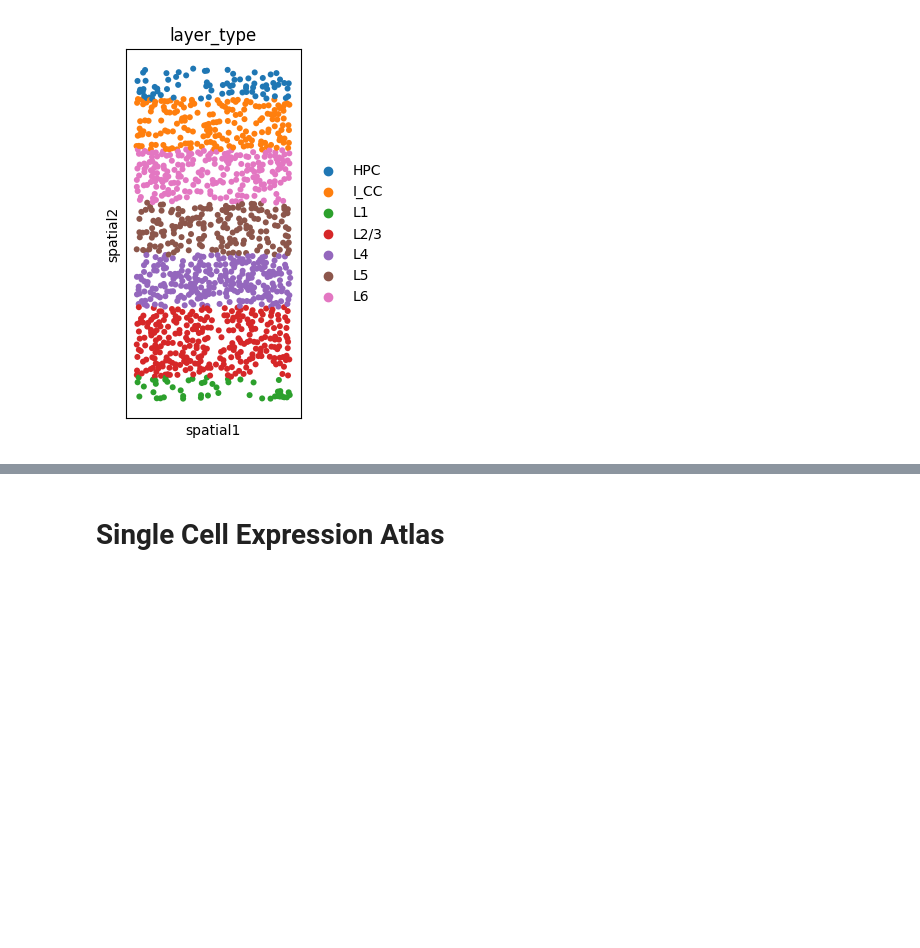
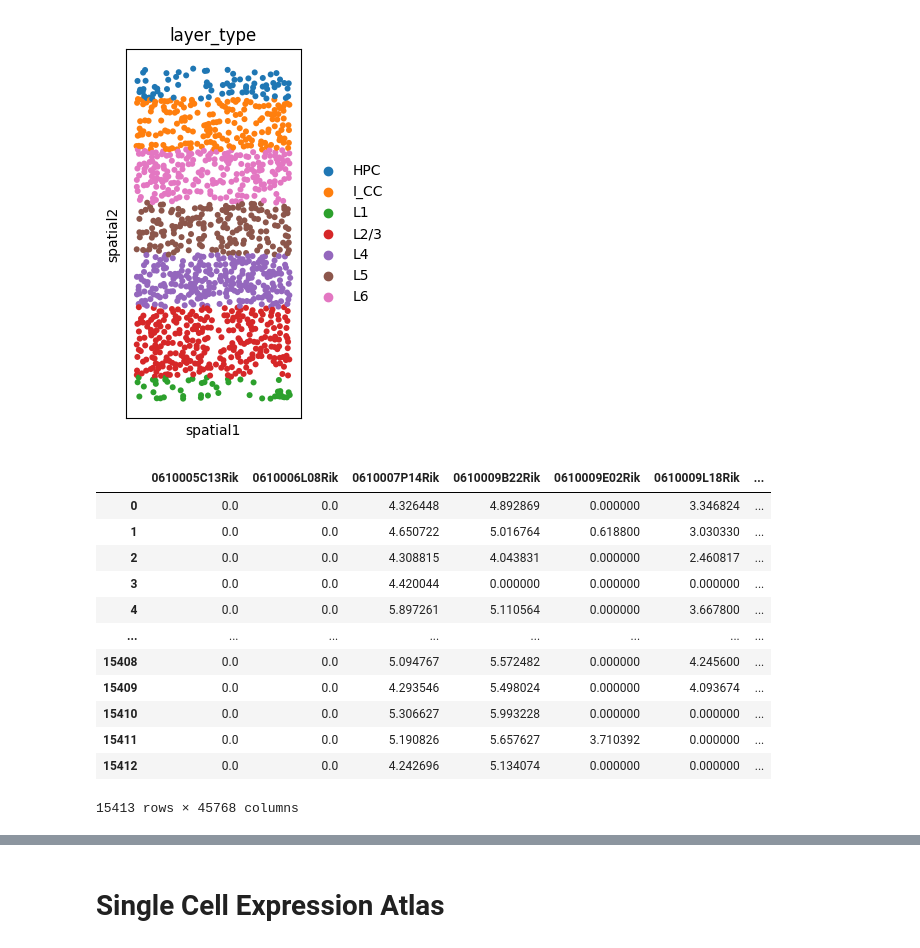
Before and after one commit to Neermita18/Spatial_gene_enhancement_bio_intern, a Jupyter notebook: scRNA+spatial_data.ipynb, the cells around one changed output, grey strips where cells are left out. Cells and saved outputs as stored; diff of their text form; code cells hidden in the pictures; blank space fills up the shorter version.

```diff
--- a/scRNA+spatial_data.ipynb
+++ b/scRNA+spatial_data.ipynb
@@ -582,3 +565,22 @@ sc.pl.spatial(spatial_adata,color="cell_type",spot_size=250)
 sc.pl.spatial(spatial_adata,color="layer_type",spot_size=250)
 # %% [output]
 [figure]
+# %%
+spatial_df = pd.DataFrame(spatial_adata.X, columns=spatial_adata.var.index.values)
+scrna_df   = pd.DataFrame(adata.X, columns=adata.var.index.values)
+# %%
+scrna_df
+# %% [output]
+|  | 0610005C13Rik | 0610006L08Rik | 0610007P14Rik | 0610009B22Rik | 0610009E02Rik | 0610009L18Rik | ... |
+| 0 | 0.0 | 0.0 | 4.326448 | 4.892869 | 0.000000 | 3.346824 | ... |
+| 1 | 0.0 | 0.0 | 4.650722 | 5.016764 | 0.618800 | 3.030330 | ... |
+| 2 | 0.0 | 0.0 | 4.308815 | 4.043831 | 0.000000 | 2.460817 | ... |
+| 3 | 0.0 | 0.0 | 4.420044 | 0.000000 | 0.000000 | 0.000000 | ... |
+| 4 | 0.0 | 0.0 | 5.897261 | 5.110564 | 0.000000 | 3.667800 | ... |
+| ... | ... | ... | ... | ... | ... | ... | ... |
+| 15408 | 0.0 | 0.0 | 5.094767 | 5.572482 | 0.000000 | 4.245600 | ... |
+| 15409 | 0.0 | 0.0 | 4.293546 | 5.498024 | 0.000000 | 4.093674 | ... |
+| 15410 | 0.0 | 0.0 | 5.306627 | 5.993228 | 0.000000 | 0.000000 | ... |
+| 15411 | 0.0 | 0.0 | 5.190826 | 5.657627 | 3.710392 | 0.000000 | ... |
+| 15412 | 0.0 | 0.0 | 4.242696 | 5.134074 | 0.000000 | 0.000000 | ... |
+15413 rows × 45768 columns
```
Also changed, not shown: parts of 22 cells of this notebook.
